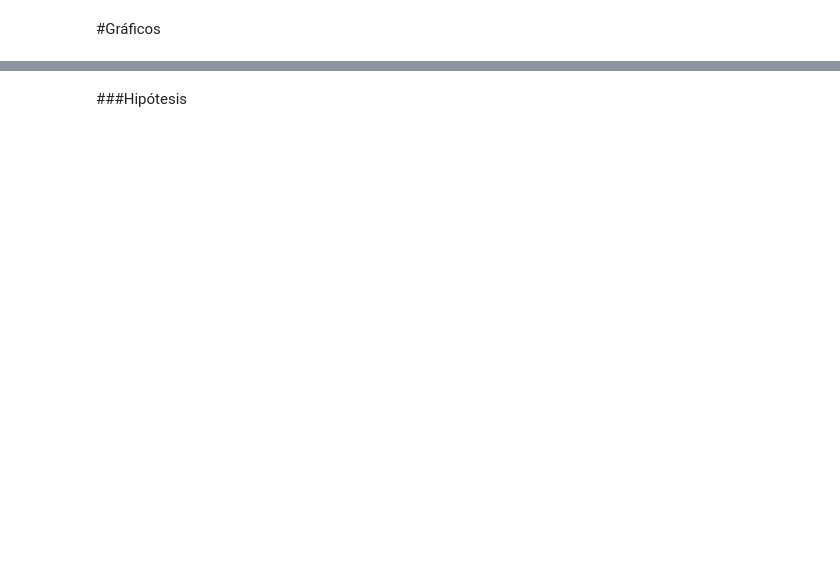
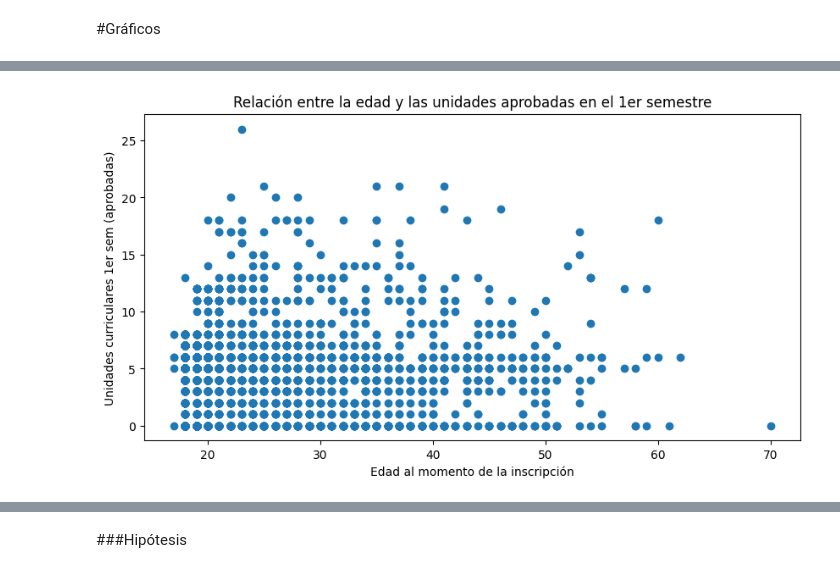
Before and after one commit to AimoneCG/Proyecto-CoderHouse-Data-Science-I-Fundamentos-para-la-Ciencia-de-Datos, a Jupyter notebook: ProyectoDS_Parte1_Aimone.ipynb, the cells around one changed output, grey strips where cells are left out. Cells and saved outputs as stored; diff of their text form; code cells hidden in the pictures; blank space fills up the shorter version.

```diff
--- a/ProyectoDS_Parte1_Aimone.ipynb
+++ b/ProyectoDS_Parte1_Aimone.ipynb
@@ -129,0 +165,10 @@ df.describe()
+# %%
+# Matplotlib: Bivariado
+plt.figure(figsize=(10, 5))
+plt.scatter(df['Age at enrollment'], df['Curricular units 1st sem (approved)'])
+plt.xlabel('Edad al momento de la inscripción')
+plt.ylabel('Unidades curriculares 1er sem (aprobadas)')
+plt.title('Relación entre la edad y las unidades aprobadas en el 1er semestre')
+plt.show()
+# %% [output]
+[figure, added]
```
Also changed, not shown: parts of 8 cells of this notebook.
